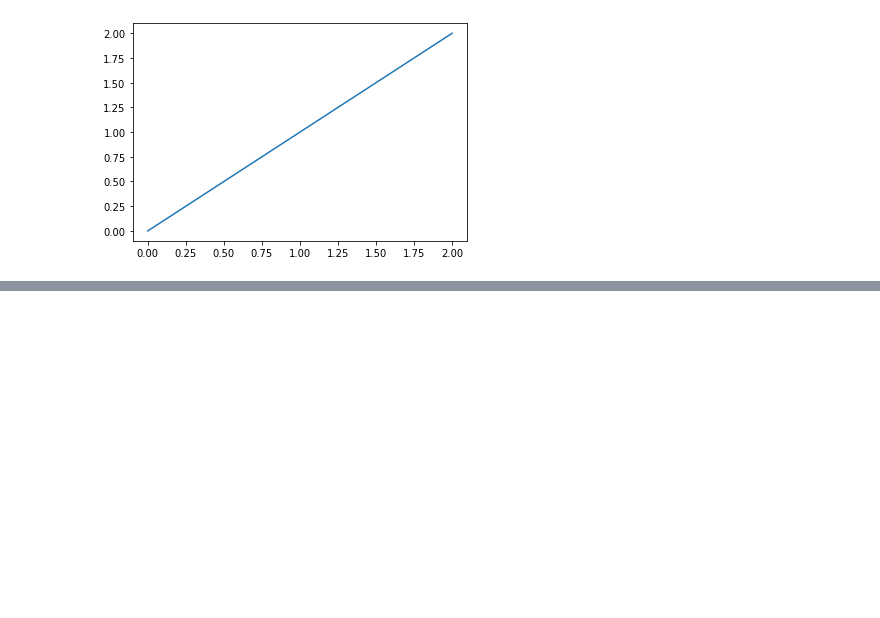
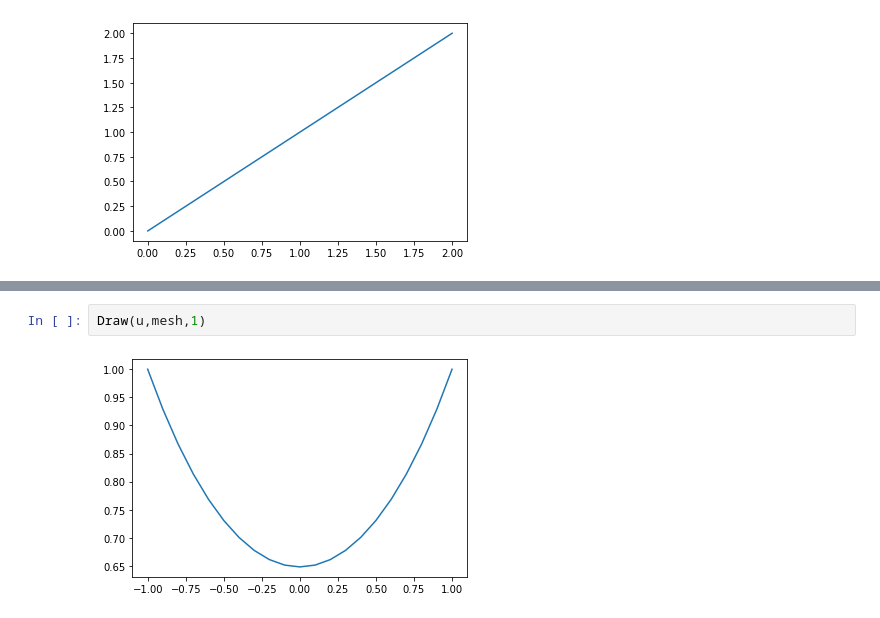
Before and after one commit to UZerbinati/Suite, a Jupyter notebook: Docs/PDE/FiniteDifferenceElliptic.ipynb, the cells around one changed output, grey strips where cells are left out. Drawn from its saved outputs; the diff is of its cells as text; blank space fills up the shorter version.

```diff
--- a/Docs/PDE/FiniteDifferenceElliptic.ipynb
+++ b/Docs/PDE/FiniteDifferenceElliptic.ipynb
@@ -122,0 +211,4 @@ Draw(ue,mesh,1)
+# %%
+Draw(u,mesh,1)
+# %% [output]
+[figure, added]
```
Also changed, not shown: parts of 16 cells of this notebook, 22 other files.
